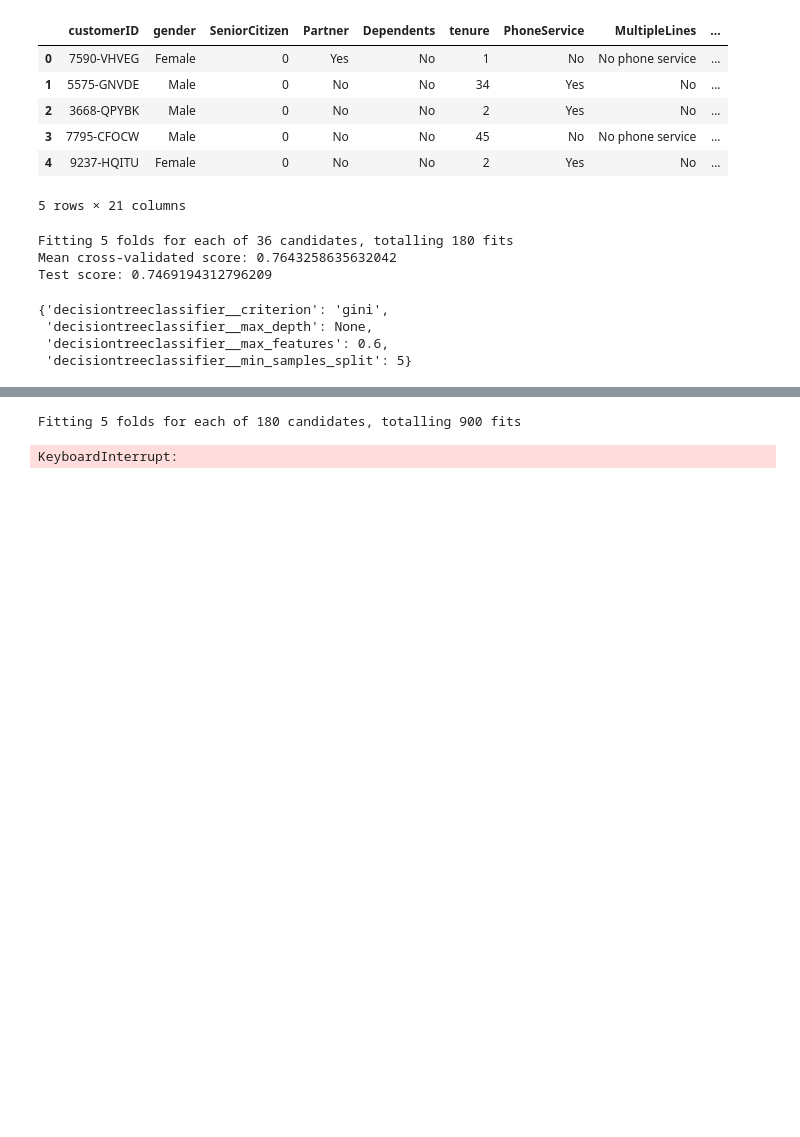
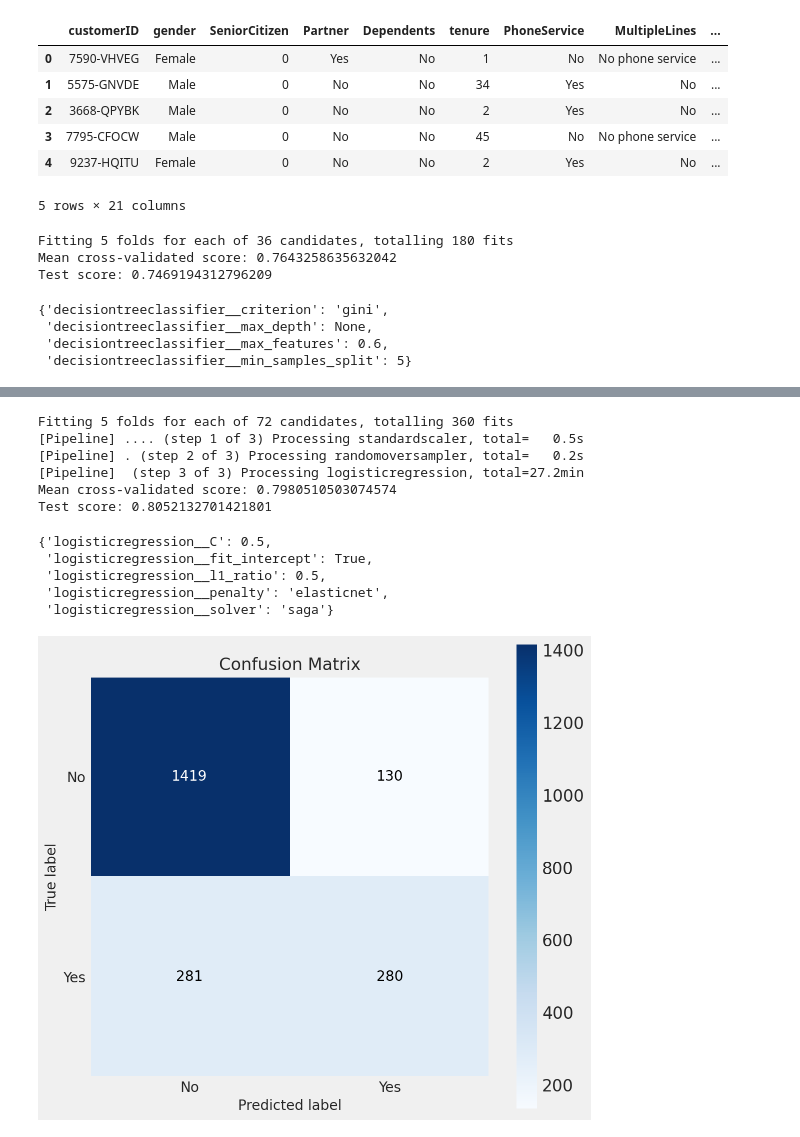
Before and after one commit to esbatiehsan/customer-churn, a Jupyter notebook: churn-predictor.ipynb, the cells around one changed output, grey strips where cells are left out. Saved outputs shown, nothing was run; the diff lists cells and outputs as text; code cells hidden in the pictures; blank space fills up the shorter version.

```diff
--- a/churn-predictor.ipynb
+++ b/churn-predictor.ipynb
@@ -101,17 +101,36 @@ pipe_lr = make_pipeline(StandardScaler(),
                         LogisticRegression(max_iter=10000),
                         verbose=True)
 
-pipe_lr_params = {'logisticregression__penalty': ['l1', 'l2', 'elasticnet'],
-                  'logisticregression__C': [0.05, 0.5, 1, 10, 100],
+pipe_lr_params = {'logisticregression__penalty': ['elasticnet'],
+                  'logisticregression__C': [0.01, 0.05, 0.5, 1, 10, 100],
                   'logisticregression__l1_ratio': [0.001, 0.01, 0.1, 0.5, 0.9, 0.99],
                   'logisticregression__solver': ['saga'],
                   'logisticregression__fit_intercept': [True, False]}
 
-pipe_lr_gs = GridSearchCV(pipe_lr, pipe_lr_params, cv=5, n_jobs=-2, verbose=2)
+pipe_lr_gs = GridSearchCV(pipe_lr, pipe_lr_params, cv=5, n_jobs=-3, verbose=1)
 pipe_lr_gs.fit(X_train, y_train)
 
 print('Mean cross-validated score:', pipe_lr_gs.best_score_)
 print('Test score:', pipe_lr_gs.score(X_test, y_test))
 # %% [output]
-Fitting 5 folds for each of 180 candidates, totalling 900 fits
+Fitting 5 folds for each of 72 candidates, totalling 360 fits
+[Pipeline] .... (step 1 of 3) Processing standardscaler, total=   0.5s
+[Pipeline] . (step 2 of 3) Processing randomoversampler, total=   0.2s
+[Pipeline]  (step 3 of 3) Processing logisticregression, total=27.2min
+Mean cross-validated score: 0.7980510503074574
+Test score: 0.8052132701421801
-KeyboardInterrupt:
+# %%
+pipe_lr_gs.best_params_
+# %% [output]
+{'logisticregression__C': 0.5,
+ 'logisticregression__fit_intercept': True,
+ 'logisticregression__l1_ratio': 0.5,
+ 'logisticregression__penalty': 'elasticnet',
+ 'logisticregression__solver': 'saga'}
+# %%
+lr_predictions = pipe_lr_gs.predict(X_test)
+# %%
+skplt.metrics.plot_confusion_matrix(y_test, lr_predictions, figsize=(8, 8))
+plt.show()
+# %% [output]
+[figure, added]
```
Also changed, not shown: parts of 1 cell of this notebook.
